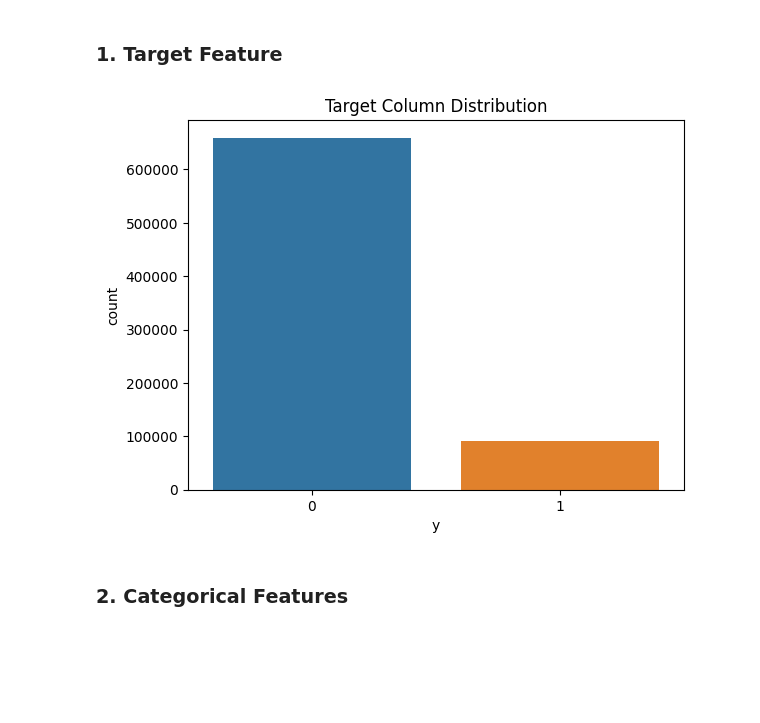
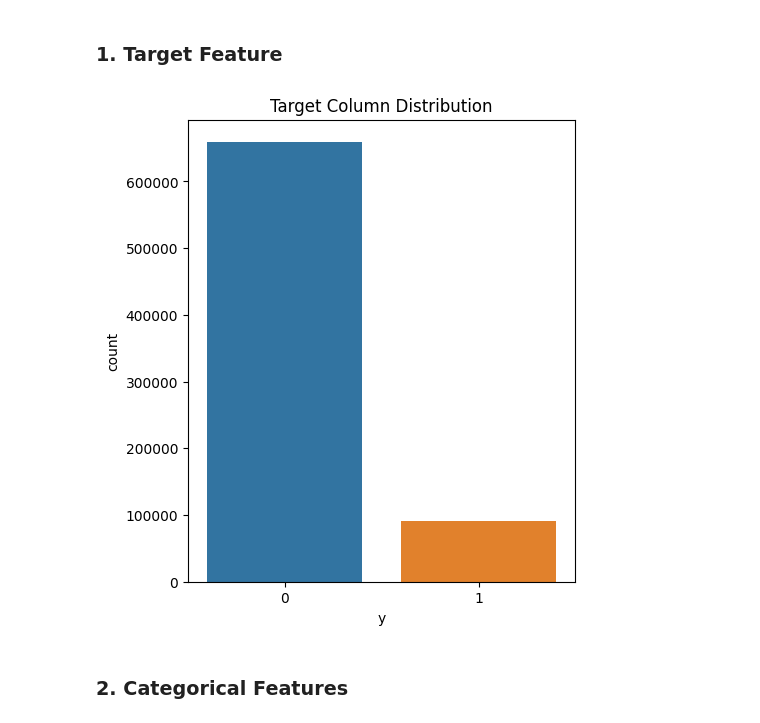
Before and after one commit to Mariam-ElMeligy/PyTheGo, a Jupyter notebook: Binary_Bank_Competition/binary-bank-competition.ipynb, the cells around one changed output. Drawn from its saved outputs; the diff is of its cells as text; code cells hidden in the pictures; blank space fills up the shorter version.

```diff
--- a/Binary_Bank_Competition/binary-bank-competition.ipynb
+++ b/Binary_Bank_Competition/binary-bank-competition.ipynb
@@ -112,11 +94,12 @@ dtype: int64
 # %% [markdown]
 ### 1. Target Feature
 # %%
+plt.figure(figsize=(5,6))
 sns.countplot(x='y', data=train)
 plt.title("Target Column Distribution")
 plt.show()
 # %% [output]
-[figure, old version]
+[figure, new version]
 # %% [markdown]
 ### 2. Categorical Features
 # %% [markdown]
```
Also changed, not shown: parts of 29 cells of this notebook, 1 other file.
